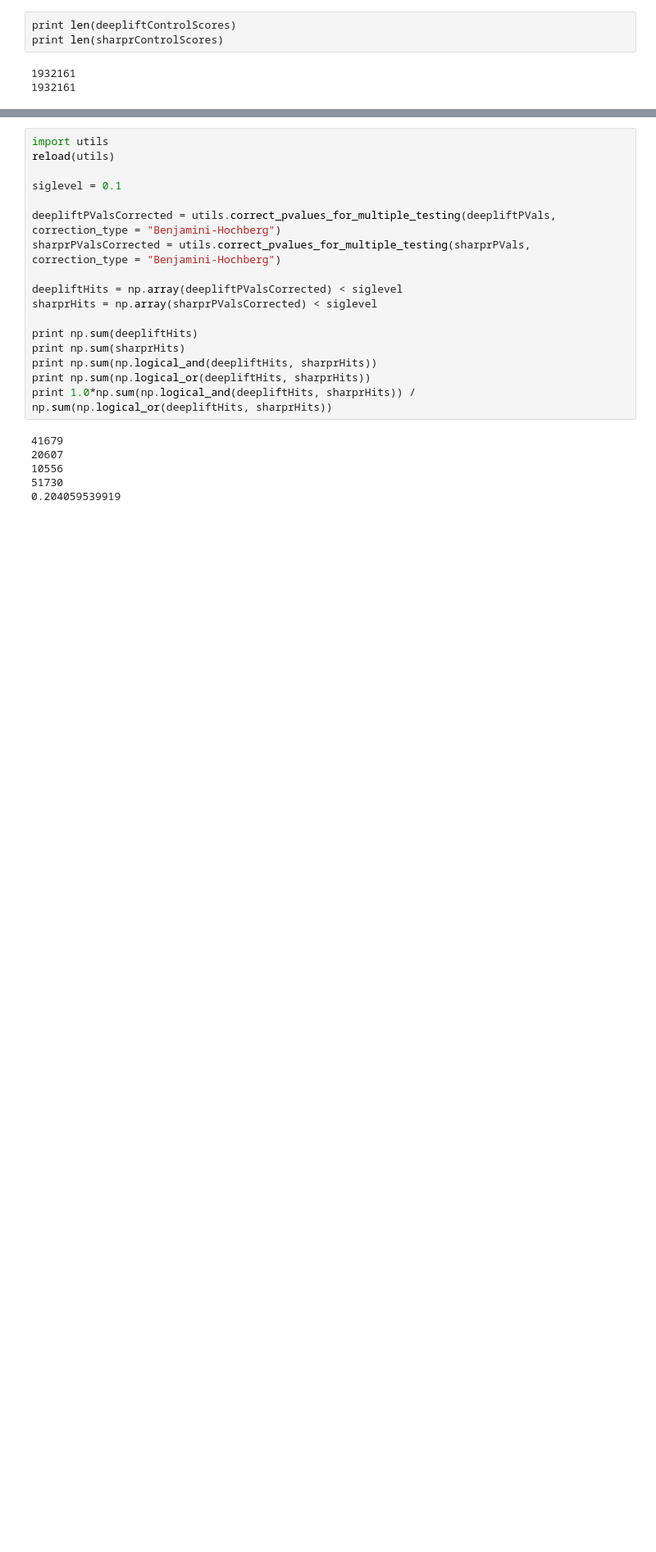
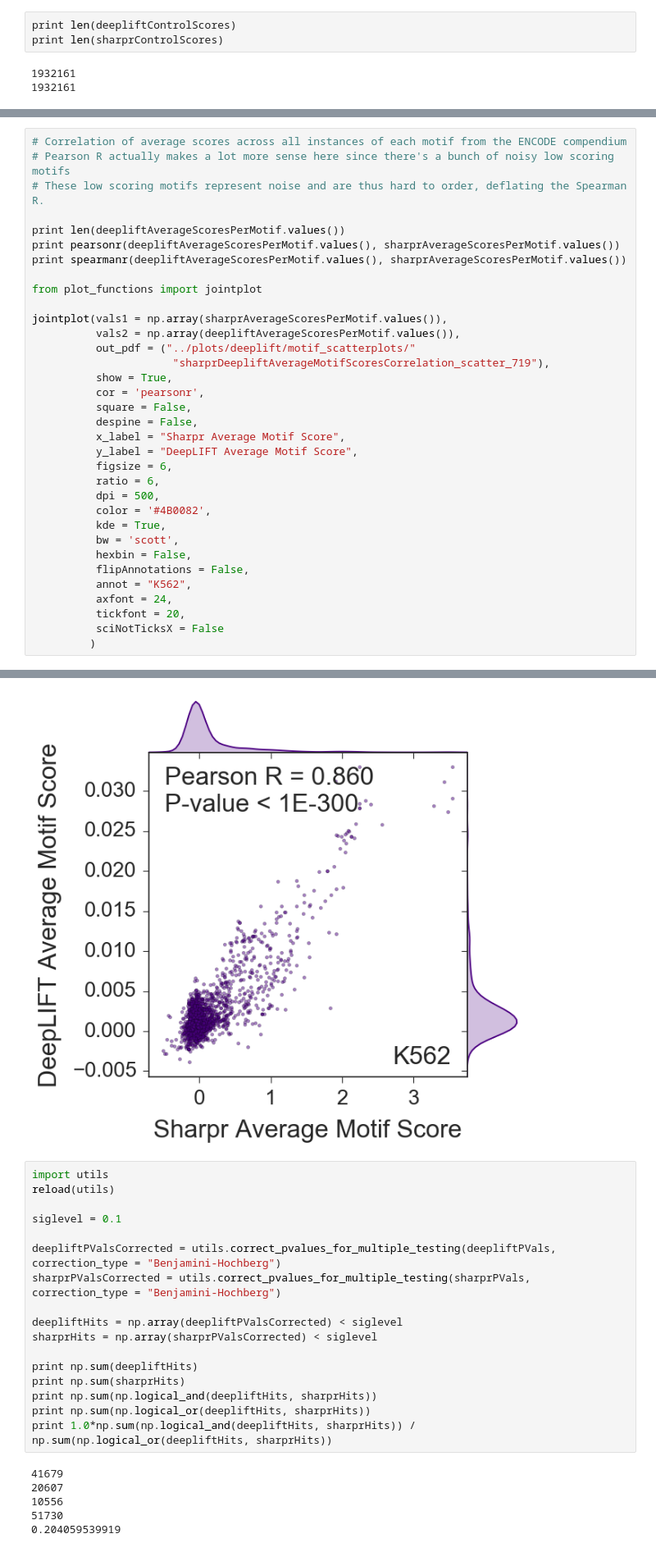
Before and after one commit to kundajelab/mpra, a Jupyter notebook: deeplearn/scripts/Sharpr DeepLIFT Scoring Validation.ipynb, the cells around one changed output, grey strips where cells are left out. Shown at 82% size. Drawn from its saved outputs; the diff is of its cells as text; blank space fills up the shorter version.

```diff
--- a/deeplearn/scripts/Sharpr DeepLIFT Scoring Validation.ipynb
+++ b/deeplearn/scripts/Sharpr DeepLIFT Scoring Validation.ipynb
@@ -1970,0 +1929,35 @@ with open('../data/sharprScores/sharpr_motif_intersection.bed') as f:
+# %%
+# Correlation of average scores across all instances of each motif from the ENCODE compendium
+# Pearson R actually makes a lot more sense here since there's a bunch of noisy low scoring motifs
+# These low scoring motifs represent noise and are thus hard to order, deflating the Spearman R.
+
+print len(deepliftAverageScoresPerMotif.values())
+print pearsonr(deepliftAverageScoresPerMotif.values(), sharprAverageScoresPerMotif.values())
+print spearmanr(deepliftAverageScoresPerMotif.values(), sharprAverageScoresPerMotif.values())
+
+from plot_functions import jointplot
+
+jointplot(vals1 = np.array(sharprAverageScoresPerMotif.values()),
+          vals2 = np.array(deepliftAverageScoresPerMotif.values()),
+          out_pdf = ("../plots/deeplift/motif_scatterplots/"
+                      "sharprDeepliftAverageMotifScoresCorrelation_scatter_719"),
+          show = True,
+          cor = 'pearsonr',
+          square = False,
+          despine = False,
+          x_label = "Sharpr Average Motif Score",
+          y_label = "DeepLIFT Average Motif Score",
+          figsize = 6,
+          ratio = 6,
+          dpi = 500,
+          color = '#4B0082',
+          kde = True,
+          bw = 'scott',
+          hexbin = False,
+          flipAnnotations = False,
+          annot = "K562",
+          axfont = 24,
+          tickfont = 20,
+          sciNotTicksX = False
+         )
+# %% [output]
@@ -1971,3 +1967,4 @@ with open('../data/sharprScores/sharpr_motif_intersection.bed') as f:
+[figure, added]
 # %%
 import utils
 reload(utils)
```
Also changed, not shown: parts of 30 cells of this notebook, 9 other files.
